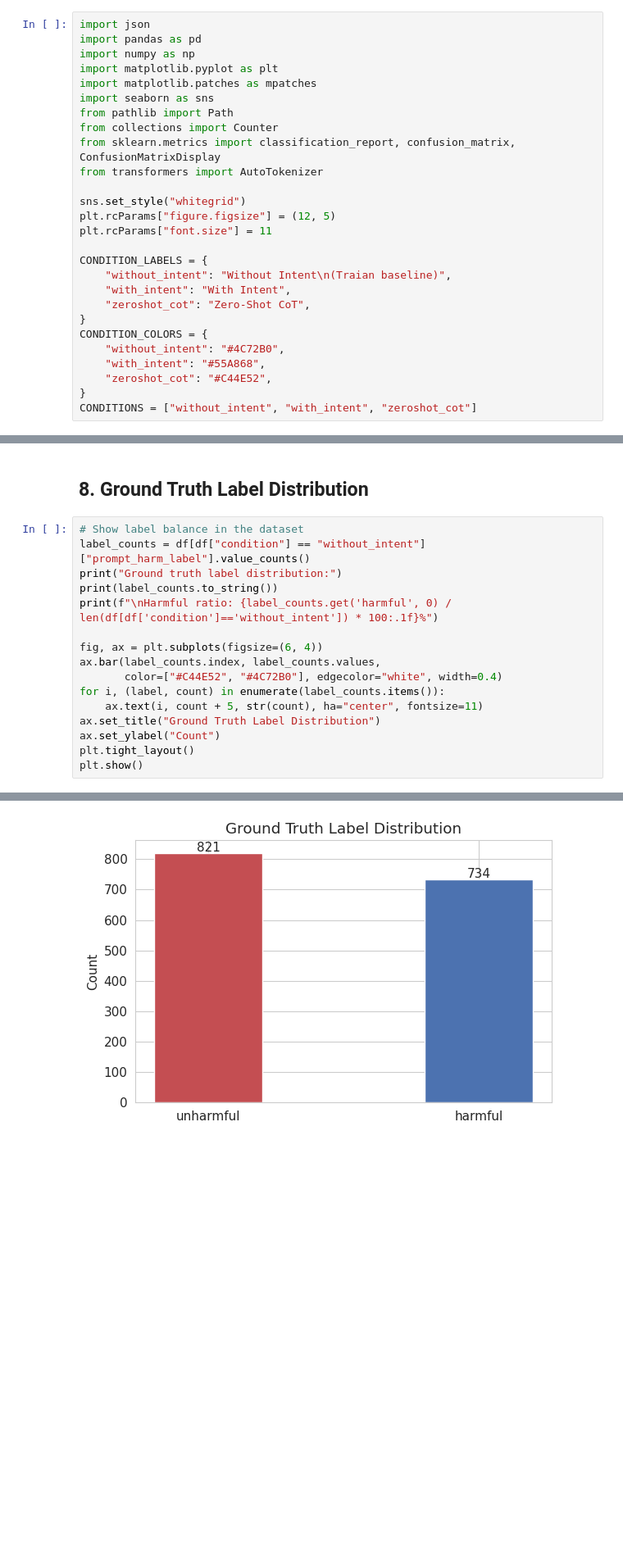
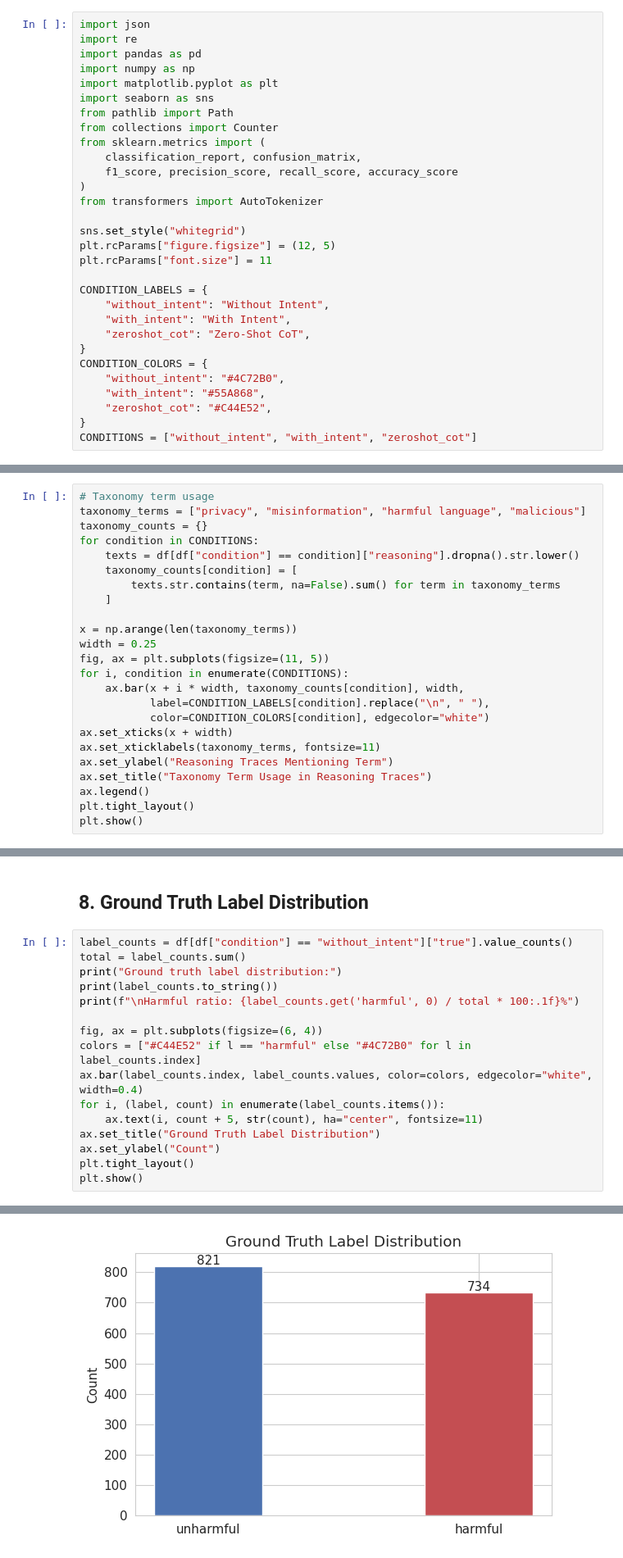
Before and after one commit to Jazhyc/aims-safety-classification, a Jupyter notebook: notebooks/reasoning_traces_analysis_llama.ipynb, the cells around one changed output, grey strips where cells are left out. Shown at 82% size. Saved outputs shown, nothing was run; the diff lists cells and outputs as text; blank space fills up the shorter version.

```diff
--- a/notebooks/reasoning_traces_analysis_llama.ipynb
+++ b/notebooks/reasoning_traces_analysis_llama.ipynb
@@ -12,14 +14,17 @@ This notebook analyses the reasoning traces generated by LLaMA 3.1 8B across thr
 ## 1. Imports and Setup
 # %%
 import json
+import re
 import pandas as pd
 import numpy as np
 import matplotlib.pyplot as plt
-import matplotlib.patches as mpatches
 import seaborn as sns
 from pathlib import Path
 from collections import Counter
-from sklearn.metrics import classification_report, confusion_matrix, ConfusionMatrixDisplay
+from sklearn.metrics import (
+    classification_report, confusion_matrix,
+    f1_score, precision_score, recall_score, accuracy_score
+)
 from transformers import AutoTokenizer
 
 sns.set_style("whitegrid")
@@ -27,7 +32,7 @@ plt.rcParams["figure.figsize"] = (12, 5)
 plt.rcParams["font.size"] = 11
 
 CONDITION_LABELS = {
-    "without_intent": "Without Intent\n(Traian baseline)",
+    "without_intent": "Without Intent",
     "with_intent": "With Intent",
     "zeroshot_cot": "Zero-Shot CoT",
 }
@@ -551,0 +599,24 @@ plt.show()
+# %%
+# Taxonomy term usage
+taxonomy_terms = ["privacy", "misinformation", "harmful language", "malicious"]
+taxonomy_counts = {}
+for condition in CONDITIONS:
+    texts = df[df["condition"] == condition]["reasoning"].dropna().str.lower()
+    taxonomy_counts[condition] = [
+        texts.str.contains(term, na=False).sum() for term in taxonomy_terms
+    ]
+
+x = np.arange(len(taxonomy_terms))
+width = 0.25
+fig, ax = plt.subplots(figsize=(11, 5))
+for i, condition in enumerate(CONDITIONS):
+    ax.bar(x + i * width, taxonomy_counts[condition], width,
+           label=CONDITION_LABELS[condition].replace("\n", " "),
+           color=CONDITION_COLORS[condition], edgecolor="white")
+ax.set_xticks(x + width)
+ax.set_xticklabels(taxonomy_terms, fontsize=11)
+ax.set_ylabel("Reasoning Traces Mentioning Term")
+ax.set_title("Taxonomy Term Usage in Reasoning Traces")
+ax.legend()
+plt.tight_layout()
+plt.show()
@@ -552,15 +625,15 @@ plt.show()
 # %% [markdown]
 ## 8. Ground Truth Label Distribution
 # %%
-# Show label balance in the dataset
-label_counts = df[df["condition"] == "without_intent"]["prompt_harm_label"].value_counts()
+label_counts = df[df["condition"] == "without_intent"]["true"].value_counts()
+total = label_counts.sum()
 print("Ground truth label distribution:")
 print(label_counts.to_string())
-print(f"\nHarmful ratio: {label_counts.get('harmful', 0) / len(df[df['condition']=='without_intent']) * 100:.1f}%")
+print(f"\nHarmful ratio: {label_counts.get('harmful', 0) / total * 100:.1f}%")
 
 fig, ax = plt.subplots(figsize=(6, 4))
-ax.bar(label_counts.index, label_counts.values,
-       color=["#C44E52", "#4C72B0"], edgecolor="white", width=0.4)
+colors = ["#C44E52" if l == "harmful" else "#4C72B0" for l in label_counts.index]
+ax.bar(label_counts.index, label_counts.values, color=colors, edgecolor="white", width=0.4)
 for i, (label, count) in enumerate(label_counts.items()):
     ax.text(i, count + 5, str(count), ha="center", fontsize=11)
 ax.set_title("Ground Truth Label Distribution")
@@ -573,7 +646,7 @@ prompt_harm_label
 unharmful    821
 harmful      734
 
 Harmful ratio: 47.2%
-[figure, old version]
+[figure, new version]
 # %% [markdown]
 ## 9. Summary Table
```
Also changed, not shown: parts of 48 cells of this notebook.
